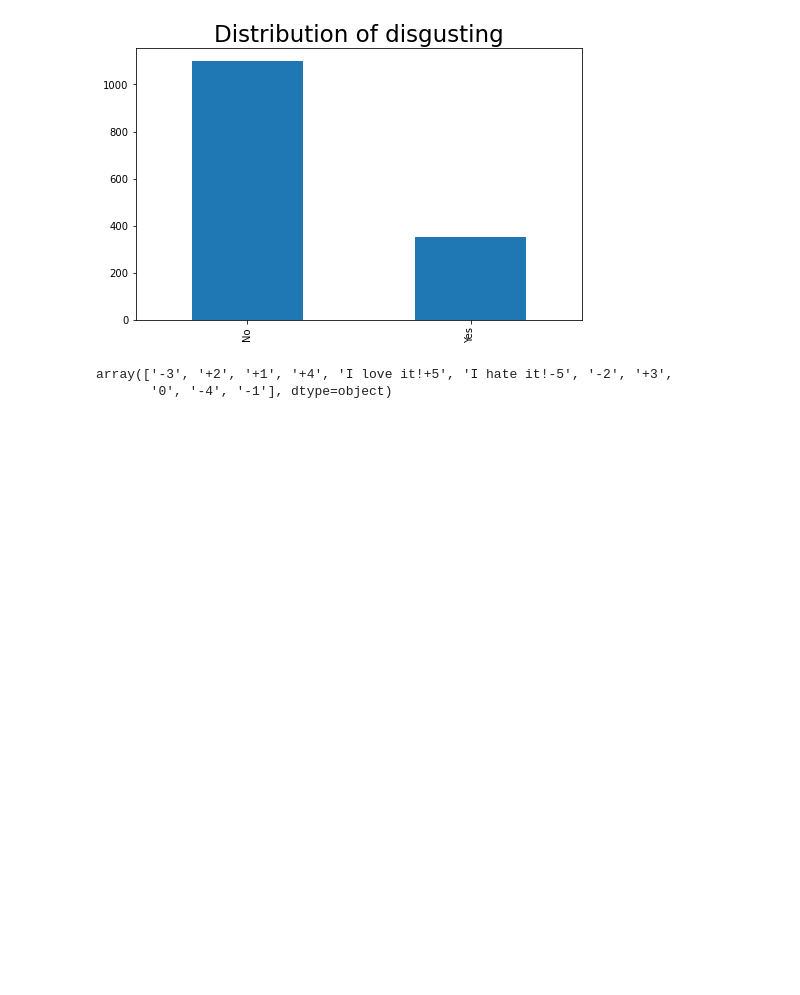
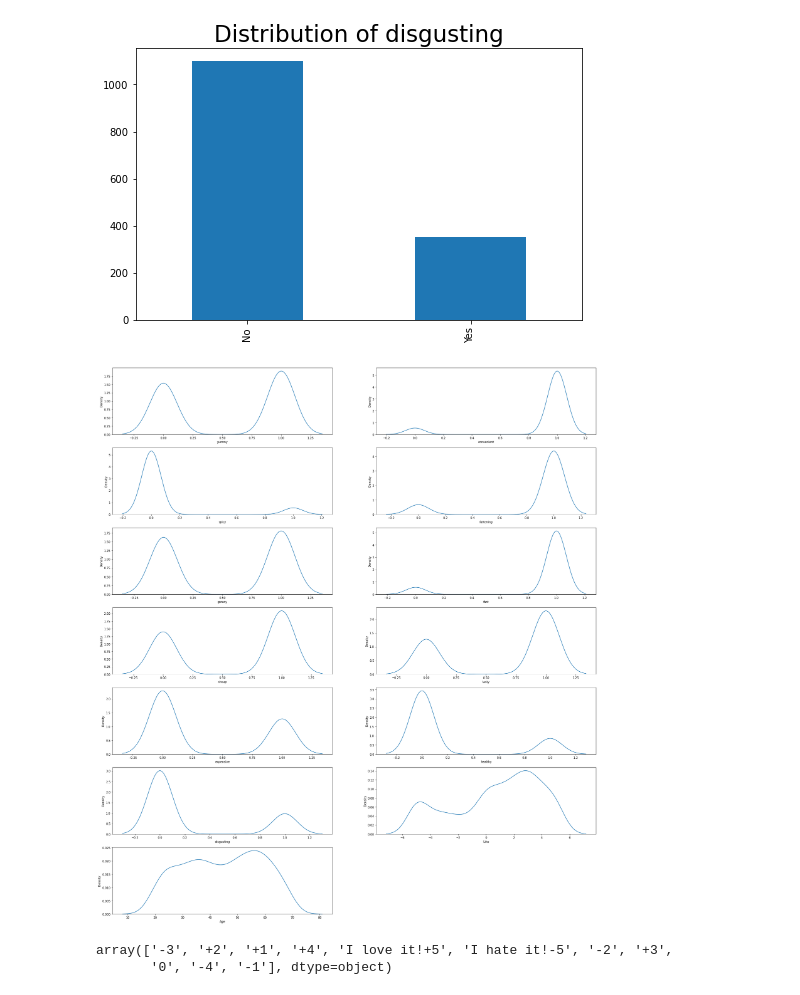
Before and after one commit to nanduparvathy/Fast-Food-Case-Study, a Jupyter notebook: Exploratory Data Analysis.ipynb, the cells around one changed output. Cells and saved outputs as stored; diff of their text form; code cells hidden in the pictures; blank space fills up the shorter version.

```diff
--- a/Exploratory Data Analysis.ipynb
+++ b/Exploratory Data Analysis.ipynb
@@ -124,6 +124,17 @@ for col in segmentation_cols:
 [figure]
 [figure]
 [figure]
+# %%
+plt.figure(figsize=(30,45))
+for i, col in enumerate(df.columns):
+    if df_copy[col].dtype != 'object':
+        ax = plt.subplot(9, 2, i+1)
+        sns.kdeplot(df_copy[col], ax=ax)
+        plt.xlabel(col)
+
+plt.show()
+# %% [output]
+[figure, added]
 # %%
 df.Like.unique()
 # %% [output]
```
Also changed, not shown: parts of 2 cells of this notebook.
